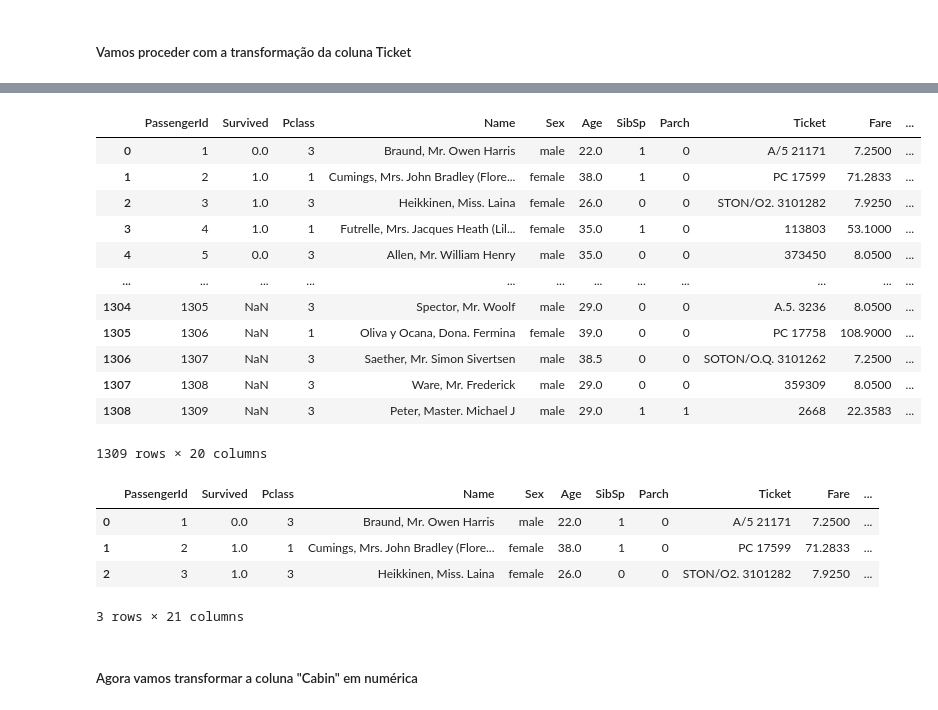
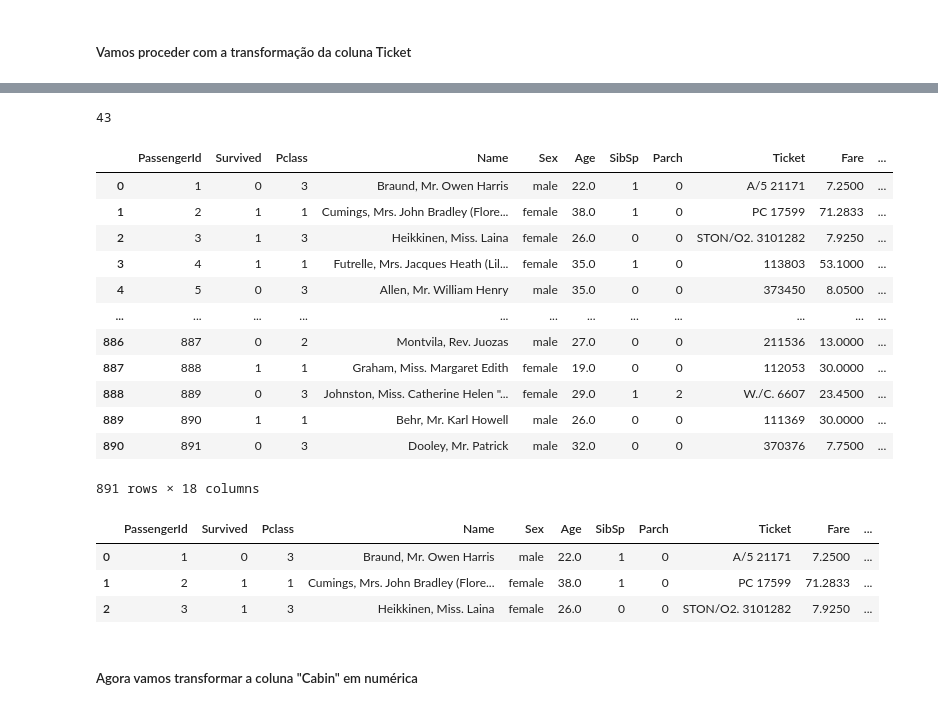
Before and after one commit to kmendesDev/project_titanic, a Jupyter notebook: data_cleaning_titanic.ipynb, the cells around one changed output, grey strips where cells are left out. Saved outputs shown, nothing was run; the diff lists cells and outputs as text; code cells hidden in the pictures.

```diff
--- a/data_cleaning_titanic.ipynb
+++ b/data_cleaning_titanic.ipynb
@@ -1067,7 +961,12 @@ dataset['Embarked'].isnull().sum()
 # %%
 # Substituindo os valores NaN de Cabin por zero:
-dataset['Cabin'].fillna(0,inplace=True)
+training_data['Cabin'].fillna(0,inplace=True)
 #Verificando a existência de algum valor NaN:
-dataset['Cabin'].isnull().sum()
+training_data['Cabin'].isnull().sum()
+
+# Substituindo os valores NaN de Cabin por zero:
+testing_data['Cabin'].fillna(0,inplace=True)
+#Verificando a existência de algum valor NaN:
+testing_data['Cabin'].isnull().sum()
 # %% [output]
 0
@@ -1135,8 +1065,8 @@ Vamos proceder com o tratamento das demais colunas.
 # %%
 # Realizando one-hot encoding na coluna "Sex"
-one_hot_encoded = pd.get_dummies(dataset['Sex'], prefix='Sex')
+one_hot_encoded = pd.get_dummies(training_data['Sex'], prefix='Sex')
 
 # Adicionando as colunas codificadas ao DataFrame original
-dataset = pd.concat([dataset, one_hot_encoded], axis=1)
+training_data = pd.concat([training_data, one_hot_encoded], axis=1)
 # %%
 # Realizando one-hot encoding na coluna "Embarked"
@@ -1173,15 +1103,18 @@ Valores únicos em Cabin: 187
 ##### Vamos proceder com a transformação da coluna Ticket
 # %%
 # Criando uma nova coluna "Ticket_value" e outra "Ticket_number"
-dataset['Ticket_value'] = dataset['Ticket'].str.split(' ').str[0]
-dataset['Ticket_number'] = dataset['Ticket'].str.split(' ').str[1]
+training_data['Ticket_value'] = training_data['Ticket'].str.split(' ').str[0]
+training_data['Ticket_number'] = training_data['Ticket'].str.split(' ').str[1]
 
 # Copiando valores de "Ticket_value" para "Ticket_number" quando estiver com valor NaN
-dataset['Ticket_number'].fillna(dataset['Ticket_value'], inplace=True)
+training_data['Ticket_number'].fillna(training_data['Ticket_value'], inplace=True)
+for i in range(len(training_data['Ticket_number'])):
+  if training_data['Ticket_number'][i].isnumeric() == False:
+    training_data['Ticket_number'][i] = 0
 
 # Transformando valores numéricos em NaN na coluna "Ticket_value"
-dataset['Ticket_value'] = np.where(pd.to_numeric(dataset['Ticket_value'], errors='coerce').notnull(), np.nan, dataset['Ticket_value'])
+training_data['Ticket_value'] = np.where(pd.to_numeric(training_data['Ticket_value'], errors='coerce').notnull(), np.nan, training_data['Ticket_value'])
 
 # Exibindo as primeiras linhas do DataFrame com a coluna atualizada
-dataset
+training_data
 # %% [output]
@@ -1221,43 +1158,47 @@ AQ/3.          1
 Name: Ticket_value, dtype: int64
+# %%
+# Verificando a quantidade de valores distintos
+training_data['Ticket_value'].nunique()
+# %% [output]
+43
 # %%
-# Criando um mapeamento de valores únicos para códigos começando de 1
-unique_values = dataset['Ticket_value'].unique()
+# Criando um mapeamento de valores únicos para códigos começando de 1 (dicionário)
+unique_values = training_data['Ticket_value'].unique()
 value_to_code = {value: code+1 for code, value in enumerate(unique_values)}
 
 # Aplicando o mapeamento para criar a nova coluna codificada
-dataset['Ticket_value_encoded'] = dataset['Ticket_value'].map(value_to_code).fillna(0).astype(int)
+training_data['Ticket_value_encoded'] = training_data['Ticket_value'].map(value_to_code).fillna(0).astype(int)
 
 # Exibindo as primeiras linhas do DataFrame com a coluna codificada
-dataset
+training_data
 # %% [output]
 |  | PassengerId | Survived | Pclass | Name | Sex | Age | SibSp | Parch | Ticket | Fare | ... |
-| 0 | 1 | 0.0 | 3 | Braund, Mr. Owen Harris | male | 22.0 | 1 | 0 | A/5 21171 | 7.2500 | ... |
-| 1 | 2 | 1.0 | 1 | Cumings, Mrs. John Bradley (Flore... | female | 38.0 | 1 | 0 | PC 17599 | 71.2833 | ... |
-| 2 | 3 | 1.0 | 3 | Heikkinen, Miss. Laina | female | 26.0 | 0 | 0 | STON/O2. 3101282 | 7.9250 | ... |
-| 3 | 4 | 1.0 | 1 | Futrelle, Mrs. Jacques Heath (Lil... | female | 35.0 | 1 | 0 | 113803 | 53.1000 | ... |
-| 4 | 5 | 0.0 | 3 | Allen, Mr. William Henry | male | 35.0 | 0 | 0 | 373450 | 8.0500 | ... |
+| 0 | 1 | 0 | 3 | Braund, Mr. Owen Harris | male | 22.0 | 1 | 0 | A/5 21171 | 7.2500 | ... |
+| 1 | 2 | 1 | 1 | Cumings, Mrs. John Bradley (Flore... | female | 38.0 | 1 | 0 | PC 17599 | 71.2833 | ... |
+| 2 | 3 | 1 | 3 | Heikkinen, Miss. Laina | female | 26.0 | 0 | 0 | STON/O2. 3101282 | 7.9250 | ... |
+| 3 | 4 | 1 | 1 | Futrelle, Mrs. Jacques Heath (Lil... | female | 35.0 | 1 | 0 | 113803 | 53.1000 | ... |
+| 4 | 5 | 0 | 3 | Allen, Mr. William Henry | male | 35.0 | 0 | 0 | 373450 | 8.0500 | ... |
 | ... | ... | ... | ... | ... | ... | ... | ... | ... | ... | ... | ... |
-| 1304 | 1305 | NaN | 3 | Spector, Mr. Woolf | male | 29.0 | 0 | 0 | A.5. 3236 | 8.0500 | ... |
-| 1305 | 1306 | NaN | 1 | Oliva y Ocana, Dona. Fermina | female | 39.0 | 0 | 0 | PC 17758 | 108.9000 | ... |
-| 1306 | 1307 | NaN | 3 | Saether, Mr. Simon Sivertsen | male | 38.5 | 0 | 0 | SOTON/O.Q. 3101262 | 7.2500 | ... |
-| 1307 | 1308 | NaN | 3 | Ware, Mr. Frederick | male | 29.0 | 0 | 0 | 359309 | 8.0500 | ... |
-| 1308 | 1309 | NaN | 3 | Peter, Master. Michael J | male | 29.0 | 1 | 1 | 2668 | 22.3583 | ... |
+| 886 | 887 | 0 | 2 | Montvila, Rev. Juozas | male | 27.0 | 0 | 0 | 211536 | 13.0000 | ... |
+| 887 | 888 | 1 | 1 | Graham, Miss. Margaret Edith | female | 19.0 | 0 | 0 | 112053 | 30.0000 | ... |
+| 888 | 889 | 0 | 3 | Johnston, Miss. Catherine Helen "... | female | 29.0 | 1 | 2 | W./C. 6607 | 23.4500 | ... |
+| 889 | 890 | 1 | 1 | Behr, Mr. Karl Howell | male | 26.0 | 0 | 0 | 111369 | 30.0000 | ... |
+| 890 | 891 | 0 | 3 | Dooley, Mr. Patrick | male | 32.0 | 0 | 0 | 370376 | 7.7500 | ... |
-1309 rows × 20 columns
+891 rows × 18 columns
 # %%
 # Concatenando a coluna "Ticket_value_encoded" com a coluna "Ticket_number" em "Ticket_final"
-dataset['Ticket_final'] = dataset['Ticket_number'] + dataset['Ticket_value_encoded'].astype(str)
+training_data['Ticket_final'] = training_data['Ticket_value_encoded'].astype(str) + training_data['Ticket_number'].astype(str)
 
-# Transformando valores de "Ticket_final" para numéricos
-dataset['Ticket_final'] = pd.to_numeric(dataset['Ticket_final'], errors='coerce')
+# Transformando a coluna "Ticket_final" em valores numéricos
+training_data['Ticket_final'] = pd.to_numeric(training_data['Ticket_final'])
 
 # Exibindo as primeiras linhas do DataFrame com a coluna numérica "Ticket_final"
-dataset.head(3)
+training_data.head(3)
 # %% [output]
 |  | PassengerId | Survived | Pclass | Name | Sex | Age | SibSp | Parch | Ticket | Fare | ... |
-| 0 | 1 | 0.0 | 3 | Braund, Mr. Owen Harris | male | 22.0 | 1 | 0 | A/5 21171 | 7.2500 | ... |
-| 1 | 2 | 1.0 | 1 | Cumings, Mrs. John Bradley (Flore... | female | 38.0 | 1 | 0 | PC 17599 | 71.2833 | ... |
-| 2 | 3 | 1.0 | 3 | Heikkinen, Miss. Laina | female | 26.0 | 0 | 0 | STON/O2. 3101282 | 7.9250 | ... |
+| 0 | 1 | 0 | 3 | Braund, Mr. Owen Harris | male | 22.0 | 1 | 0 | A/5 21171 | 7.2500 | ... |
+| 1 | 2 | 1 | 1 | Cumings, Mrs. John Bradley (Flore... | female | 38.0 | 1 | 0 | PC 17599 | 71.2833 | ... |
+| 2 | 3 | 1 | 3 | Heikkinen, Miss. Laina | female | 26.0 | 0 | 0 | STON/O2. 3101282 | 7.9250 | ... |
-3 rows × 21 columns
 # %% [markdown]
 ##### Agora vamos transformar a coluna "Cabin" em numérica
 # %%
```
Also changed, not shown: parts of 56 cells of this notebook.
